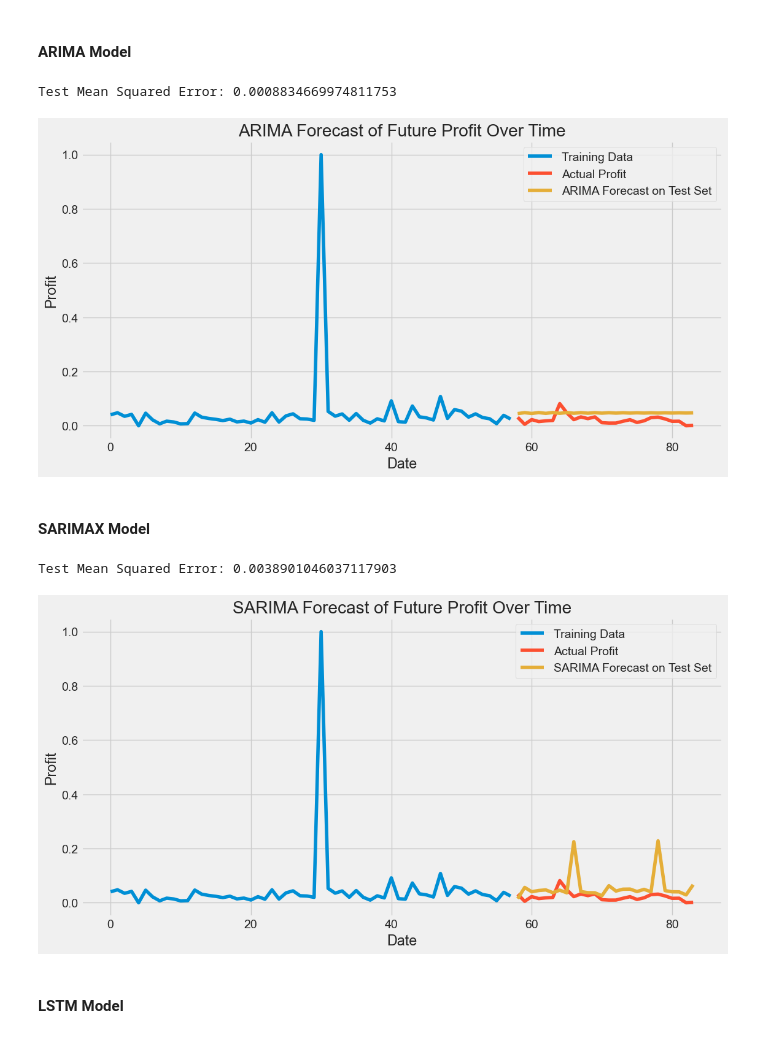
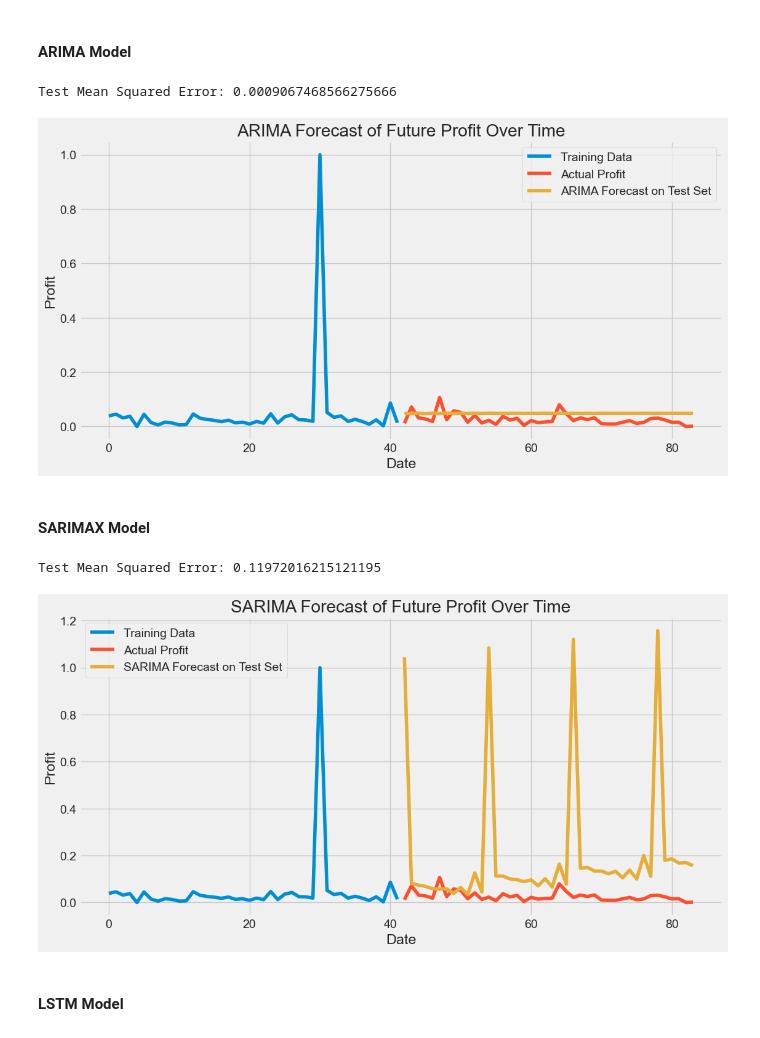
Before and after one commit to knightstark7/FinalMVP-VietnamDatathon, a Jupyter notebook: src/demo.ipynb, the cells around one changed output. Saved outputs shown, nothing was run; the diff lists cells and outputs as text; code cells hidden in the pictures.

```diff
--- a/src/demo.ipynb
+++ b/src/demo.ipynb
@@ -63,16 +64,19 @@ warnings.filterwarnings('ignore')
 # %% [markdown]
 ### Merge multiple files `TT T<month>-<year>.xlsx` into one
 # %%
-# Set the path to your dataset files
-sales_files = glob.glob("Sales_mentor/TT T*.xlsx")
+if os.path.isfile('../clean_data/sales.csv'):
+    sales_data = pd.read_csv('../clean_data/sales.csv')
+else:
+    # Set the path to your dataset files
+    sales_files = glob.glob("../data/Sales_mentor/TT T*.xlsx")
 
-# Initialize an empty DataFrame to store the sales data
-sales_data = pd.DataFrame()
+    # Initialize an empty DataFrame to store the sales data
+    sales_data = pd.DataFrame()
 
-# Read each sales file and concatenate them into a single DataFrame
-for file in sales_files:
-    df = pd.read_excel(file)
-    sales_data = pd.concat([sales_data, df], ignore_index=True)
+    # Read each sales file and concatenate them into a single DataFrame
+    for file in sales_files:
+        df = pd.read_excel(file)
+        sales_data = pd.concat([sales_data, df], ignore_index=True)
 # %%
 sales_data
 # %% [output]
@@ -262,7 +266,7 @@ plt.show()
 [figure]
 # %%
 # Calculate profit for each transaction
-sales_data['profit'] = sales_data['total_sales'] - sales_data['total_cost']
+sales_data['profit'] = (sales_data['sold_quantity'] >= 0).mul(sales_data['total_sales']) - sales_data['total_cost']
 # %%
 total_profit_over_time = sales_data.groupby(['date'])['profit'].sum().reset_index()
 
@@ -282,36 +286,36 @@ plt.show()
 # %%
 scaler = MinMaxScaler()
 
 total_profit_over_time['profit'] = scaler.fit_transform(total_profit_over_time[['profit']])
 
 # Split the data into training and testing sets
-train_size = int(len(total_profit_over_time) * 0.7)
+train_size = int(len(total_profit_over_time) * 0.5)
 train, test = total_profit_over_time[:train_size], total_profit_over_time[train_size:]
 
 # Build and fit the ARIMA model on the training set
 model = ARIMA(train['profit'], order=(5, 1, 2))  # Adjust order as needed
 fit_model = model.fit()
 
 # Forecast future values on the test set
 forecast_values_test = fit_model.forecast(steps=len(test))
 
 # Evaluate the model on the test set
 mse_test = mean_squared_error(test['profit'], forecast_values_test)
 print(f'Test Mean Squared Error: {mse_test}')
 
 # Visualize the results
 plt.figure(figsize=(12, 6))
 plt.plot(train.index, train['profit'], label='Training Data')
 plt.plot(test.index, test['profit'], label='Actual Profit')
 plt.plot(test.index, forecast_values_test, label='ARIMA Forecast on Test Set')
 plt.title('ARIMA Forecast of Future Profit Over Time')
 plt.xlabel('Date')
 plt.ylabel('Profit')
 plt.legend()
 plt.show()
 # %% [output]
-Test Mean Squared Error: 0.0008834669974811753
+Test Mean Squared Error: 0.0009067468566275666
-[figure, old version]
+[figure, new version]
 # %% [markdown]
 #### **SARIMAX Model**
 # %%
@@ -336,8 +340,8 @@ plt.ylabel('Profit')
 plt.legend()
 plt.show()
 # %% [output]
-Test Mean Squared Error: 0.0038901046037117903
+Test Mean Squared Error: 0.11972016215121195
-[figure, old version]
+[figure, new version]
 # %% [markdown]
 #### **LSTM Model**
 # %%
```
Also changed, not shown: parts of 10 cells of this notebook, 2 other files.
